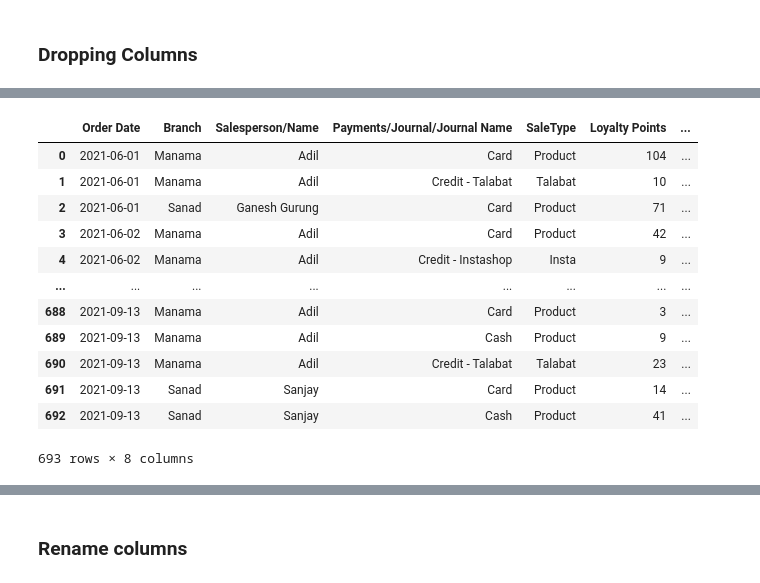
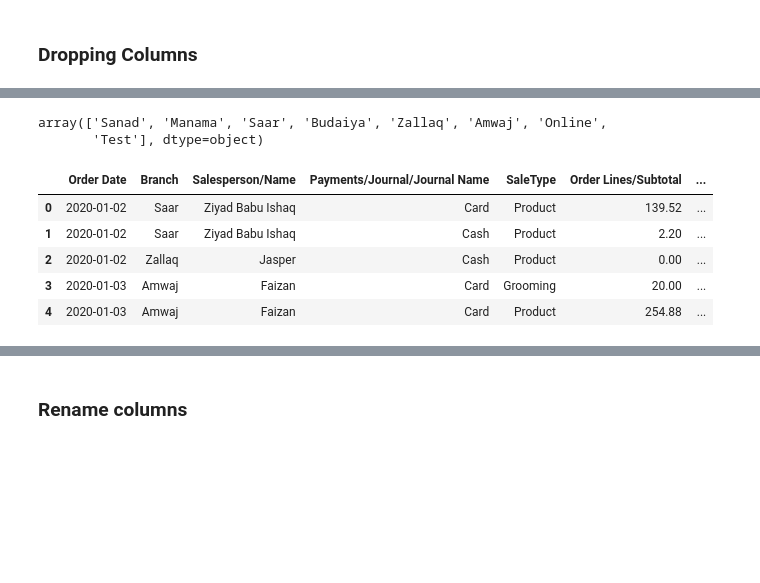
Before and after one commit to itpetarabia/reports, a Jupyter notebook: pos-sales.ipynb, the cells around one changed output, grey strips where cells are left out. Drawn from its saved outputs; the diff is of its cells as text; code cells hidden in the pictures; blank space fills up the shorter version.

```diff
--- a/pos-sales.ipynb
+++ b/pos-sales.ipynb
@@ -5,7 +5,7 @@ import pandas as pd
 # %% [markdown]
 ## Reading file
 # %%
-df = pd.read_csv('pos.order.csv')
+df = pd.read_csv('pos.order2020-1.csv')
 df.info()
 # %% [output]
 <class 'pandas.core.frame.DataFrame'>
@@ -183,10 +219,21 @@ array(['Card - Budaiya', 'Card - Saar', 'Credit- Insta Shop Budaiya',
 # %%
 def simple_payment_method(text):
-    types = ['Credit - Talabat', 'Credit - Insta', 'Card', 'Cash',
-             'Credit Note', 'Credit- HOMIEZ','Credit:-Feehla']
-    for t in types:
-        if t in text:
-            return t
+    basic_types = ['Credit', 'Cash', 'Card']
+    sub_types = ['Talabat', 'Insta', 'Carriage',
+                 'Baqalaat', 'BEC', 'Jebly', 'PKG',
+                 'HOMIEZ', 'Note', 'Henlo', 'Feehla', 'Dalooni' ]
+    simple_name = []
+    for typ in basic_types:
+        if typ in text:
+            simple_name.append(typ)
+            break
+
+    for typ in sub_types:
+        if typ in text:
+            simple_name.append(typ)
+            break
+
+    return '|'.join(simple_name)
 
 
 df['Payments/Journal/Journal Name'] = df['Payments/Journal/Journal Name'].map(simple_payment_method)
@@ -204,11 +253,10 @@ def type_of_sale(row):
     if row['Order Lines/Product/Product Category'] == 'Grooming Service':
         return 'Grooming'
 
-    app_types = ['Talabat', 'Insta', 'HOMIEZ']
-    for typ in app_types:
-        if typ in row['Payments/Journal/Journal Name']:
-            return typ
-    return 'Product'
+    product_types = ['Cash', 'Card', 'Credit|Note']
+    if row['Payments/Journal/Journal Name'] in product_types:
+        return 'Product'
+    return row['Payments/Journal/Journal Name']
 
 df['SaleType'] = df.apply(type_of_sale, axis=1)
 df['SaleType'].value_counts()
@@ -224,9 +301,8 @@ Name: SaleType, dtype: int64
 # %%
 
 
-df.drop(['External ID', 'Order Lines/Unit Price', 'Order Lines/Quantity',
-         'Order Lines/Discount (%)', 'Order Lines/Discount Fixed', 'Order Ref', 'Customer/Name',
-         'Order Lines/Line No', 'Order Lines/Product/Name', 'Total', 'Order Lines/Product/Product Category','Status'],axis=1,inplace=True)
+df.drop(['External ID', 'Point of Sale Name', 'Status', 'Total', 'Customer/Name', 'Order Lines/Product/Name', 'Order Lines/Product/Product Category', 'Order Lines/Unit Price', 'Order Lines/Quantity',
+         'Order Lines/Discount (%)', 'Order Lines/Discount Fixed'],axis=1,inplace=True)
 
 
 df.head()
@@ -240,25 +316,23 @@ df.head()
+# %%
+df.Branch.unique()
+# %% [output]
+array(['Sanad', 'Manama', 'Saar', 'Budaiya', 'Zallaq', 'Amwaj', 'Online',
+       'Test'], dtype=object)
 # %%
-multi_indices = ['Order Date', 'Branch', 'Salesperson/Name', 'Payments/Journal/Journal Name', 'Loyalty Points', 'SaleType']
+multi_indices = ['Order Date', 'Branch', 'Salesperson/Name', 'Payments/Journal/Journal Name', 'SaleType']
 # Sum sub-totals
 order_totals = pd.DataFrame(df.groupby(by=multi_indices).sum()).reset_index()
 # Sum loyalty points
-multi_indices.remove('Loyalty Points')
-order_totals = pd.DataFrame(order_totals.groupby(by=multi_indices).sum()).reset_index()
-order_totals
+# multi_indices.remove('Loyalty Points')
+# order_totals = pd.DataFrame(order_totals.groupby(by=multi_indices).sum()).reset_index()
+order_totals.head()
 # %% [output]
-|  | Order Date | Branch | Salesperson/Name | Payments/Journal/Journal Name | SaleType | Loyalty Points | ... |
-| 0 | 2021-06-01 | Manama | Adil | Card | Product | 104 | ... |
-| 1 | 2021-06-01 | Manama | Adil | Credit - Talabat | Talabat | 10 | ... |
-| 2 | 2021-06-01 | Sanad | Ganesh Gurung | Card | Product | 71 | ... |
-| 3 | 2021-06-02 | Manama | Adil | Card | Product | 42 | ... |
-| 4 | 2021-06-02 | Manama | Adil | Credit - Instashop | Insta | 9 | ... |
-| ... | ... | ... | ... | ... | ... | ... | ... |
-| 688 | 2021-09-13 | Manama | Adil | Card | Product | 3 | ... |
-| 689 | 2021-09-13 | Manama | Adil | Cash | Product | 9 | ... |
-| 690 | 2021-09-13 | Manama | Adil | Credit - Talabat | Talabat | 23 | ... |
-| 691 | 2021-09-13 | Sanad | Sanjay | Card | Product | 14 | ... |
-| 692 | 2021-09-13 | Sanad | Sanjay | Cash | Product | 41 | ... |
+|  | Order Date | Branch | Salesperson/Name | Payments/Journal/Journal Name | SaleType | Order Lines/Subtotal | ... |
+| 0 | 2020-01-02 | Saar | Ziyad Babu Ishaq | Card | Product | 139.52 | ... |
+| 1 | 2020-01-02 | Saar | Ziyad Babu Ishaq | Cash | Product | 2.20 | ... |
+| 2 | 2020-01-02 | Zallaq | Jasper | Cash | Product | 0.00 | ... |
+| 3 | 2020-01-03 | Amwaj | Faizan | Card | Grooming | 20.00 | ... |
+| 4 | 2020-01-03 | Amwaj | Faizan | Card | Product | 254.88 | ... |
-693 rows × 8 columns
 # %%
 order_totals.info()
 # %% [output]
```
Also changed, not shown: parts of 41 cells of this notebook, 1 other file.
